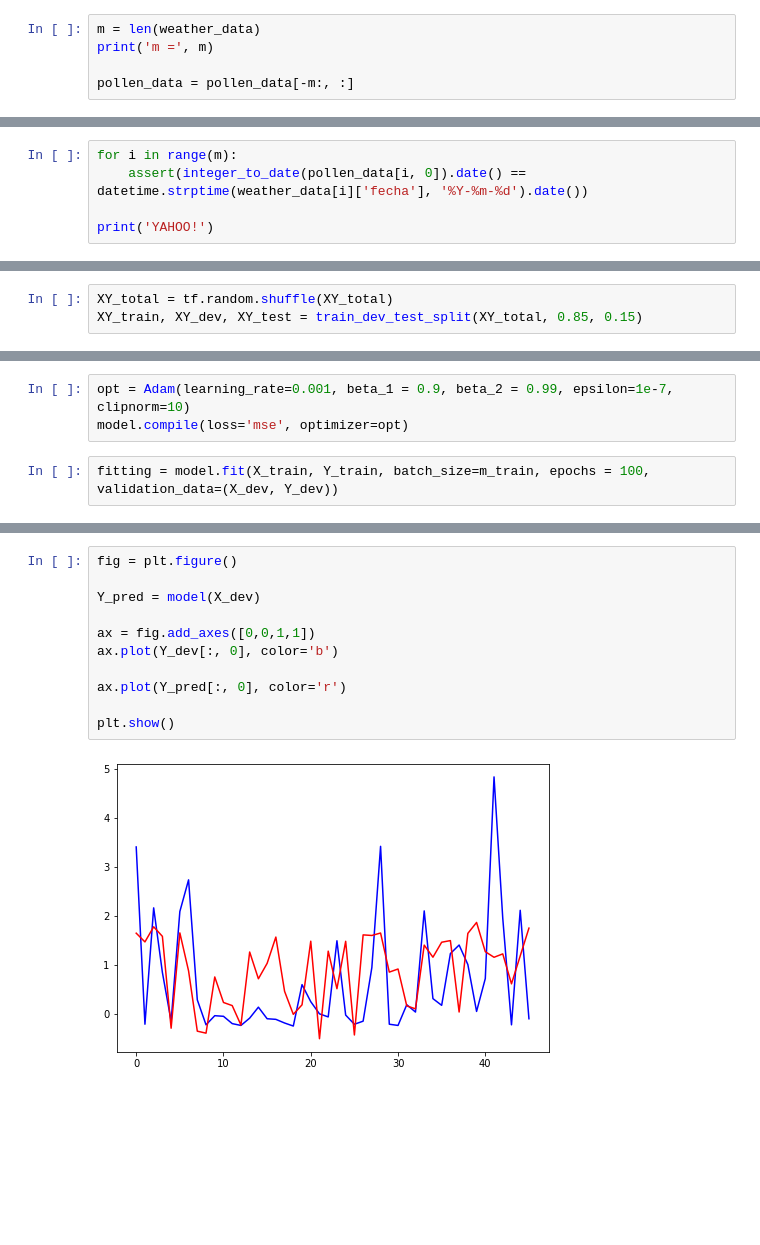
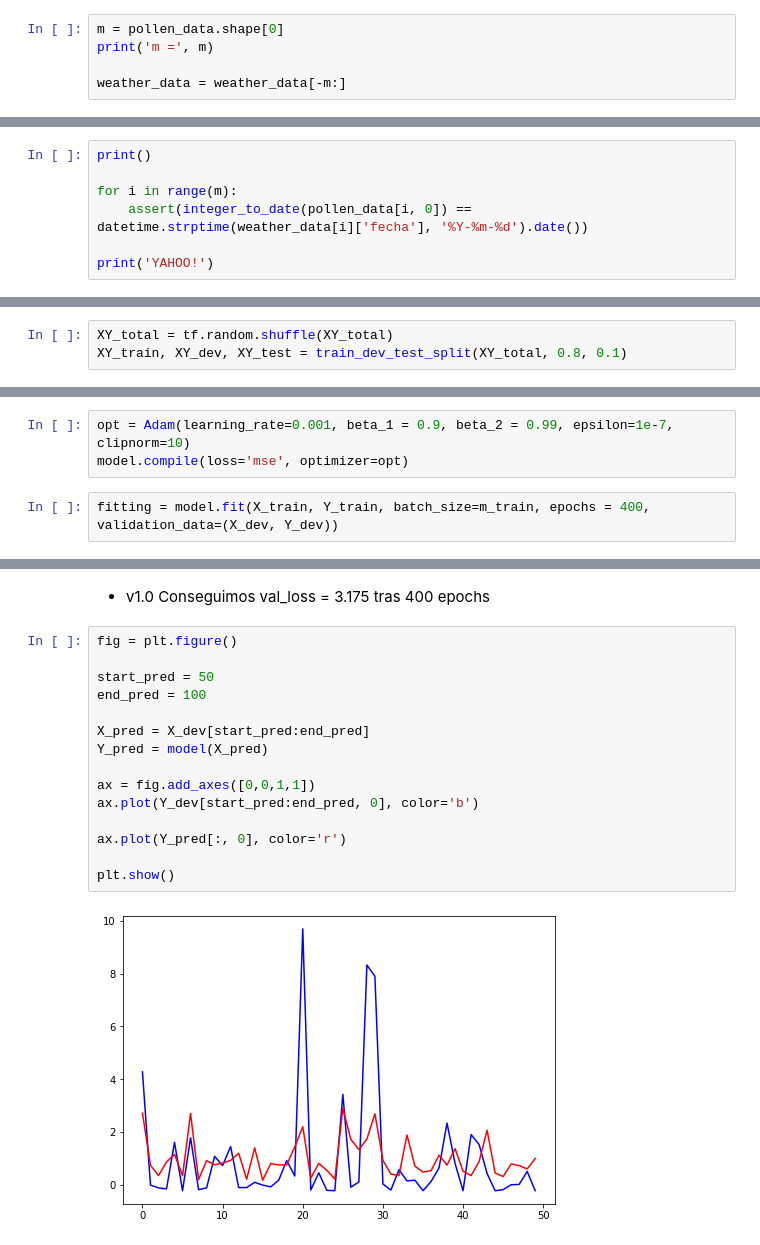
Before and after one commit to bolito2/pollen-forecast, a Jupyter notebook: forecast.ipynb, the cells around one changed output, grey strips where cells are left out. Saved outputs shown, nothing was run; the diff lists cells and outputs as text; blank space fills up the shorter version.

Commit message:
Added all data from madrid_subiza and made the first logged iteration of the algorithm

```diff
--- a/forecast.ipynb
+++ b/forecast.ipynb
@@ -123,6 +169,6 @@ We then compute the length of the weather data having removed the holes and adju
 # %%
-m = len(weather_data)
+m = pollen_data.shape[0]
 print('m =', m)
 
-pollen_data = pollen_data[-m:, :]
+weather_data = weather_data[-m:]
 # %% [output]
@@ -130,8 +176,10 @@ m = 1786
 # %% [markdown]
 And we check that all dates match up
 # %%
+print()
+
 for i in range(m):
-    assert(integer_to_date(pollen_data[i, 0]).date() == datetime.strptime(weather_data[i]['fecha'], '%Y-%m-%d').date())
+    assert(integer_to_date(pollen_data[i, 0]) == datetime.strptime(weather_data[i]['fecha'], '%Y-%m-%d').date())
 
 print('YAHOO!')
 # %% [output]
@@ -272,7 +320,7 @@ def train_dev_test_split(data, train_rate, dev_rate):
     return train_set, dev_set, test_set
 # %%
 XY_total = tf.random.shuffle(XY_total)
-XY_train, XY_dev, XY_test = train_dev_test_split(XY_total, 0.85, 0.15)
+XY_train, XY_dev, XY_test = train_dev_test_split(XY_total, 0.8, 0.1)
 # %%
 X_train = XY_train[:, :-1]
 Y_train = XY_train[:, -1, :1]
@@ -327,5 +375,5 @@ _________________________________________________________________
 opt = Adam(learning_rate=0.001, beta_1 = 0.9, beta_2 = 0.99, epsilon=1e-7, clipnorm=10)
 model.compile(loss='mse', optimizer=opt)
 # %%
-fitting = model.fit(X_train, Y_train, batch_size=m_train, epochs = 100, validation_data=(X_dev, Y_dev))
+fitting = model.fit(X_train, Y_train, batch_size=m_train, epochs = 400, validation_data=(X_dev, Y_dev))
 # %% [output]
@@ -355,13 +403,19 @@ plt.show()
+# %% [markdown]
+- v1.0 Conseguimos val_loss = 3.175 tras 400 epochs
 # %%
 fig = plt.figure()
 
-Y_pred = model(X_dev)
+start_pred = 50
+end_pred = 100
+
+X_pred = X_dev[start_pred:end_pred]
+Y_pred = model(X_pred)
 
 ax = fig.add_axes([0,0,1,1])
-ax.plot(Y_dev[:, 0], color='b')
+ax.plot(Y_dev[start_pred:end_pred, 0], color='b')
 
 ax.plot(Y_pred[:, 0], color='r')
 
 plt.show()
 # %% [output]
-[figure, old version]
+[figure, new version]
```
Also changed, not shown: parts of 28 cells of this notebook.
